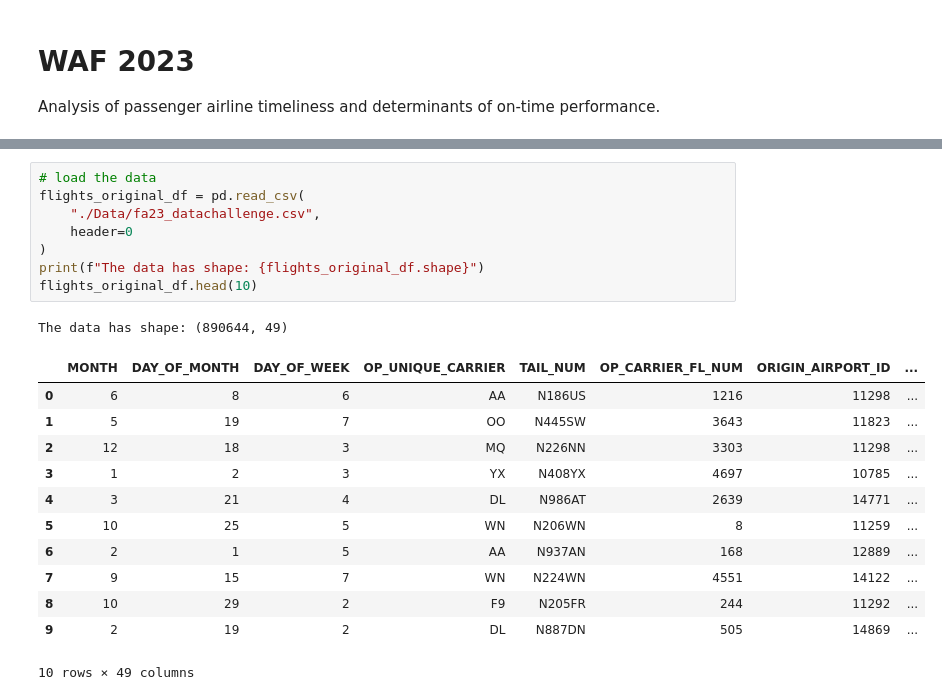
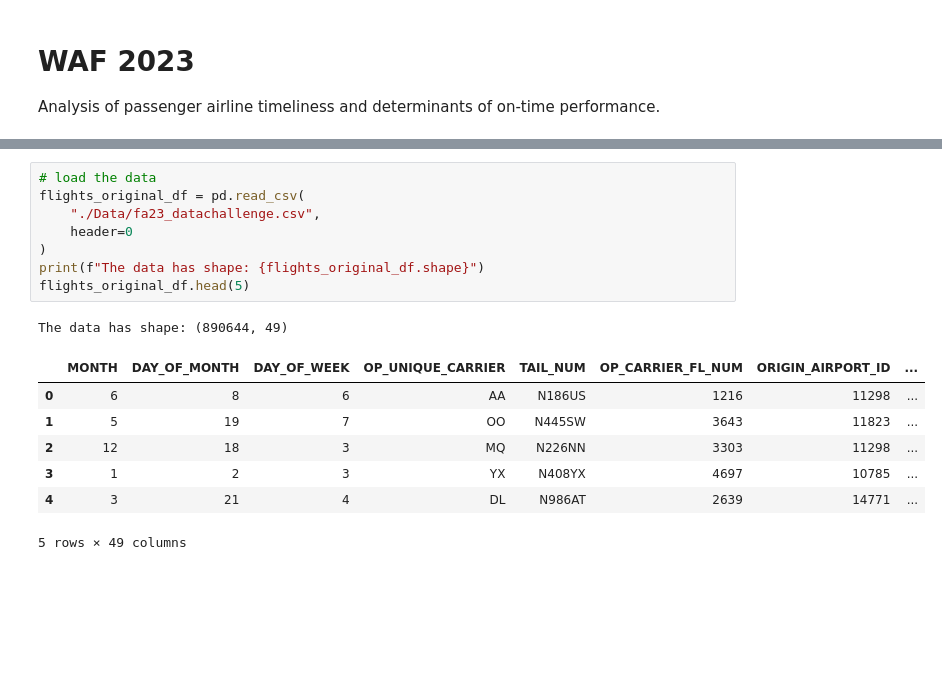
Before and after one commit to peter-ai/waf-2023, a Jupyter notebook: WAF23_FlightsAnalysis.ipynb, the cells around one changed output, grey strips where cells are left out. Saved outputs shown, nothing was run; the diff lists cells and outputs as text; blank space fills up the shorter version.

```diff
--- a/WAF23_FlightsAnalysis.ipynb
+++ b/WAF23_FlightsAnalysis.ipynb
@@ -49,22 +67,17 @@ def getSeason(data):
 # %%
 # load the data
 flights_original_df = pd.read_csv(
     "./Data/fa23_datachallenge.csv",
     header=0
 )
 print(f"The data has shape: {flights_original_df.shape}")
-flights_original_df.head(10)
+flights_original_df.head(5)
 # %% [output]
 The data has shape: (890644, 49)
 |  | MONTH | DAY_OF_MONTH | DAY_OF_WEEK | OP_UNIQUE_CARRIER | TAIL_NUM | OP_CARRIER_FL_NUM | ORIGIN_AIRPORT_ID | ... |
 | 0 | 6 | 8 | 6 | AA | N186US | 1216 | 11298 | ... |
 | 1 | 5 | 19 | 7 | OO | N445SW | 3643 | 11823 | ... |
 | 2 | 12 | 18 | 3 | MQ | N226NN | 3303 | 11298 | ... |
 | 3 | 1 | 2 | 3 | YX | N408YX | 4697 | 10785 | ... |
 | 4 | 3 | 21 | 4 | DL | N986AT | 2639 | 14771 | ... |
-| 5 | 10 | 25 | 5 | WN | N206WN | 8 | 11259 | ... |
-| 6 | 2 | 1 | 5 | AA | N937AN | 168 | 12889 | ... |
-| 7 | 9 | 15 | 7 | WN | N224WN | 4551 | 14122 | ... |
-| 8 | 10 | 29 | 2 | F9 | N205FR | 244 | 11292 | ... |
-| 9 | 2 | 19 | 2 | DL | N887DN | 505 | 14869 | ... |
-10 rows × 49 columns
+5 rows × 49 columns
```
Also changed, not shown: parts of 21 cells of this notebook.
